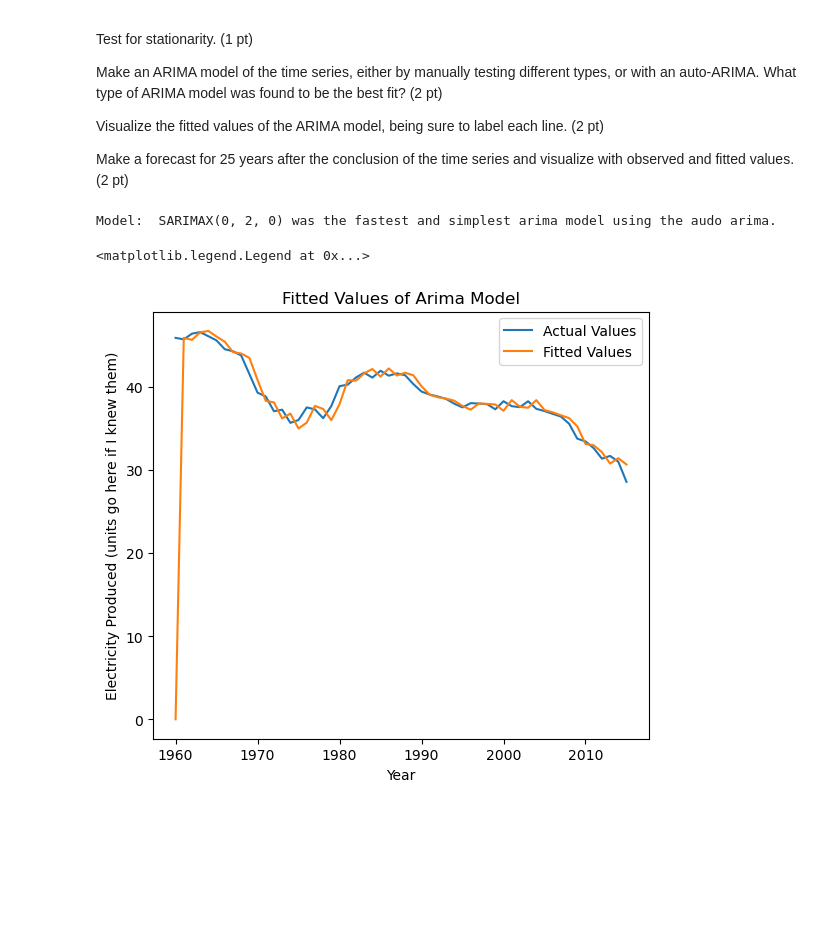
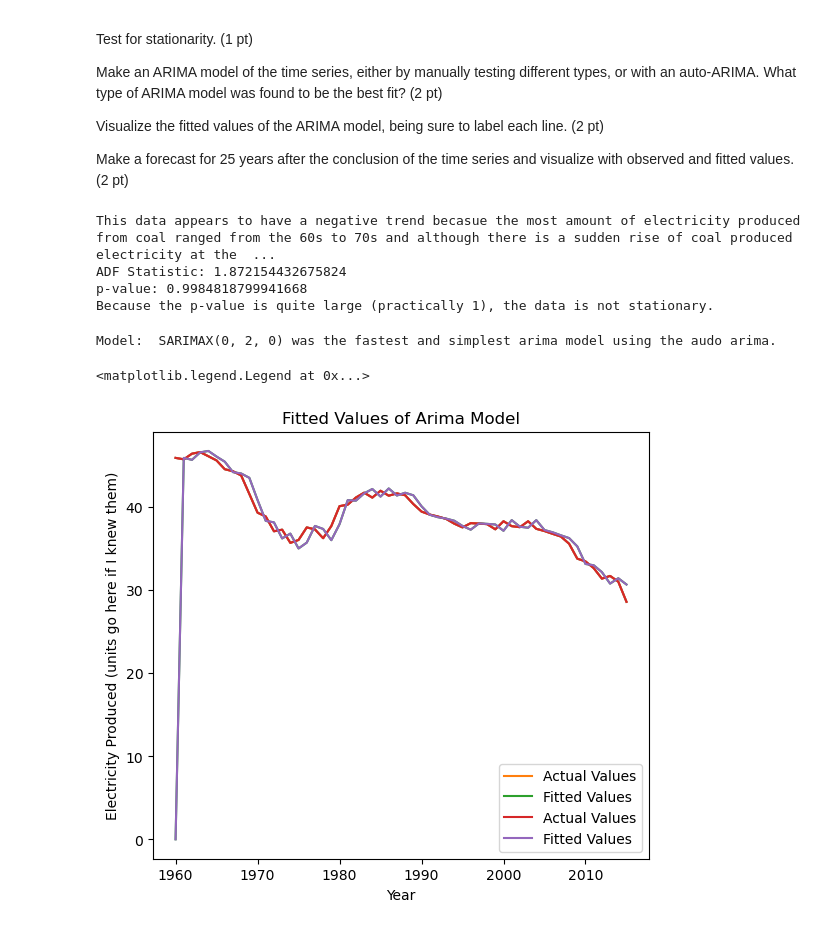
Before and after one commit to dzarur/assignment-5, a Jupyter notebook: answers.ipynb, the cells around one changed output. Saved outputs shown, nothing was run; the diff lists cells and outputs as text; code cells hidden in the pictures; blank space fills up the shorter version.

```diff
--- a/answers.ipynb
+++ b/answers.ipynb
@@ -88,55 +88,59 @@ Make a forecast for 25 years after the conclusion of the time series and visuali
 # %%
 import matplotlib.pyplot as plt
 from statsmodels.tsa.stattools import adfuller
 import pmdarima as pm
 from statsmodels.tsa.arima.model import ARIMA
 
 coal = pd.read_csv("data/coal-production.csv")
 coal = coal.reset_index(drop=True)
 coal.index = coal.index + 1960
 coal['year'] = pd.to_datetime(coal['year'], format='%Y')
 
-# fig, ax = plt.subplots()
-# ax.plot(coal['electricity_prod']);
-# ax.set_xlabel('Year')
-# ax.set_ylabel('Electricity Produced (units go here if I knew them)')
-# plt.title("Electricty Produced from Coal")
-# print("This data appears to have a negative trend becasue the most amount of electricity produced from coal ranged from the 60s to 70s and although there is a sudden rise of coal produced electricity at the 80s, it continues to decrease afterwords.")
+fig, ax = plt.subplots()
+ax.plot(coal['electricity_prod']);
+ax.set_xlabel('Year')
+ax.set_ylabel('Electricity Produced (units go here if I knew them)')
+plt.title("Electricty Produced from Coal")
+print("This data appears to have a negative trend becasue the most amount of electricity produced from coal ranged from the 60s to 70s and although there is a sudden rise of coal produced electricity at the 80s, it continues to decrease afterwords.")
 
-# coalVals = coal["electricity_prod"]
-# def adf_print(time_series):
-#     adf_output = adfuller(time_series)
-#     stat = adf_output[0]
-#     pval = adf_output[1]
-#     print('ADF Statistic:', stat)
-#     print('p-value:', pval)
-#     return None
-# adf_print(coalVals)
-# print("Because the p-value is quite large (practically 1), the data is not stationary.")
+coalVals = coal["electricity_prod"]
+def adf_print(time_series):
+    adf_output = adfuller(time_series)
+    stat = adf_output[0]
+    pval = adf_output[1]
+    print('ADF Statistic:', stat)
+    print('p-value:', pval)
+    return None
+adf_print(coalVals)
+print("Because the p-value is quite large (practically 1), the data is not stationary.")
 
 coalProd = coal["electricity_prod"]
 autoModel = pm.auto_arima(coalProd)
 autoModel.summary()
 print("Model:	SARIMAX(0, 2, 0) was the fastest and simplest arima model using the audo arima.")
 
 fittedCoal = pd.Series(autoModel.predict_in_sample())
-# plt.plot(coal.index, coal['electricity_prod'], label='Actual Values')
-# plt.plot(fittedCoal.index, fittedCoal, label='Fitted Values')
-# plt.xlabel('Year')
-# plt.ylabel('Electricity Produced (units go here if I knew them)')
-# plt.title("Fitted Values of Arima Model")
-# plt.subplots_adjust(top=1)
-# plt.legend()
+plt.plot(coal.index, coal['electricity_prod'], label='Actual Values')
+plt.plot(fittedCoal.index, fittedCoal, label='Fitted Values')
+plt.xlabel('Year')
+plt.ylabel('Electricity Produced (units go here if I knew them)')
+plt.title("Fitted Values of Arima Model")
+plt.subplots_adjust(top=1)
+plt.legend()
 
 fittedCoal = pd.Series(fittedCoal, index=coal.index)
 plt.plot(coalProd, label='Actual Values')
 plt.plot(fittedCoal, label='Fitted Values')
 plt.xlabel('Year')
 plt.ylabel('Electricity Produced (units go here if I knew them)')
 plt.title("Fitted Values of Arima Model")
 plt.subplots_adjust(top=1)
 plt.legend()
 # %% [output]
-Model:  SARIMAX(0, 2, 0) was the fastest and simplest arima model using the audo arima.
+This data appears to have a negative trend becasue the most amount of electricity produced from coal ranged from the 60s to 70s and although there is a sudden rise of coal produced electricity at the  ...
+ADF Statistic: 1.872154432675824
+p-value: 0.9984818799941668
+Because the p-value is quite large (practically 1), the data is not stationary.
-<matplotlib.legend.Legend at 0x...>
+Model:  SARIMAX(0, 2, 0) was the fastest and simplest arima model using the audo arima.
+<matplotlib.legend.Legend at 0x...>
-[figure, old version]
+[figure, new version]
```
